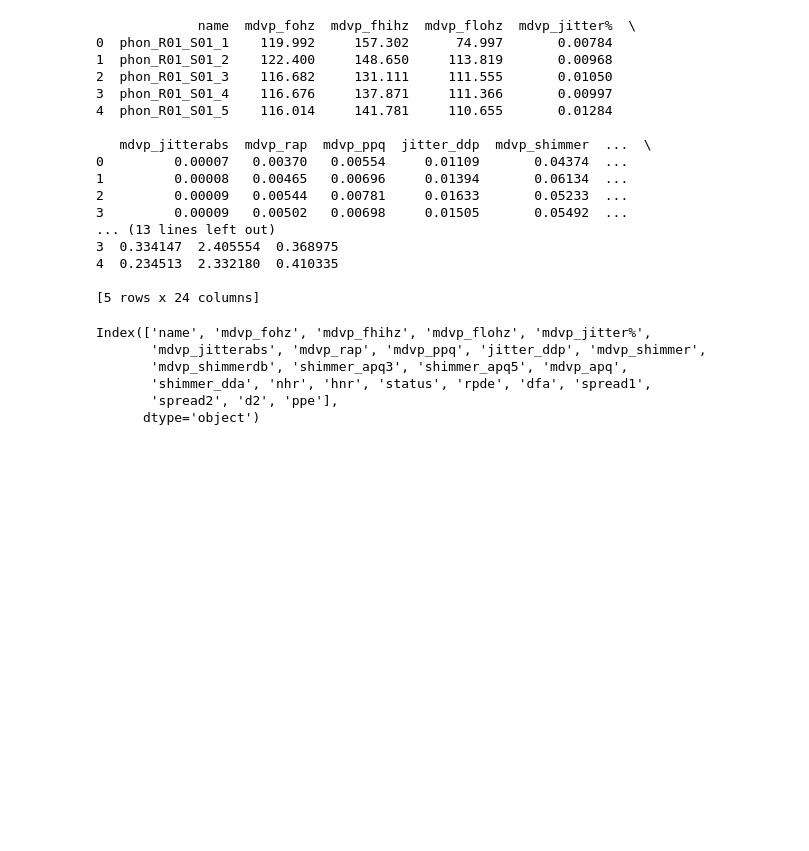
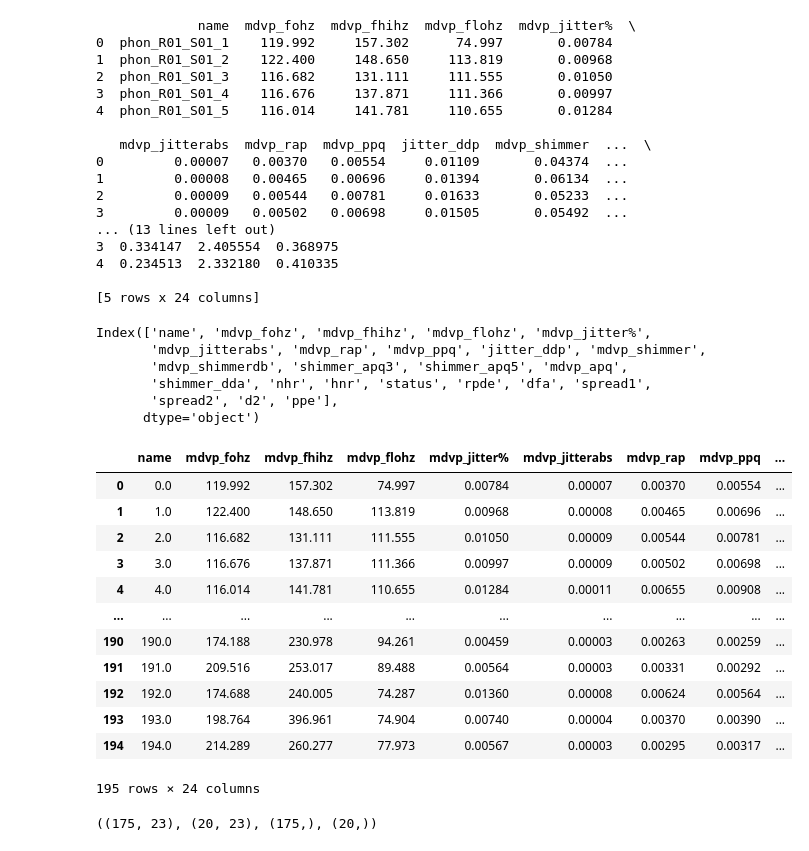
Before and after one commit to raju1207/Multiple-Disease-Prediction-Analysis, a Jupyter notebook: Multiple_Disease_Prediction_Analysis.ipynb, the cells around one changed output. Saved outputs shown, nothing was run; the diff lists cells and outputs as text; code cells hidden in the pictures; blank space fills up the shorter version.

```diff
--- a/Multiple_Disease_Prediction_Analysis.ipynb
+++ b/Multiple_Disease_Prediction_Analysis.ipynb
@@ -296,3 +296,22 @@ Index(['name', 'mdvp_fohz', 'mdvp_fhihz', 'mdvp_flohz', 'mdvp_jitter%',
        'shimmer_dda', 'nhr', 'hnr', 'status', 'rpde', 'dfa', 'spread1',
        'spread2', 'd2', 'ppe'],
       dtype='object')
+# %%
+from sklearn.preprocessing import OrdinalEncoder
+encoder = OrdinalEncoder()
+rename_data['name'] = encoder.fit_transform(rename_data[['name']])
+rename_data
+# %% [output]
+|  | name | mdvp_fohz | mdvp_fhihz | mdvp_flohz | mdvp_jitter% | mdvp_jitterabs | mdvp_rap | mdvp_ppq | ... |
+| 0 | 0.0 | 119.992 | 157.302 | 74.997 | 0.00784 | 0.00007 | 0.00370 | 0.00554 | ... |
+| 1 | 1.0 | 122.400 | 148.650 | 113.819 | 0.00968 | 0.00008 | 0.00465 | 0.00696 | ... |
+| 2 | 2.0 | 116.682 | 131.111 | 111.555 | 0.01050 | 0.00009 | 0.00544 | 0.00781 | ... |
+| 3 | 3.0 | 116.676 | 137.871 | 111.366 | 0.00997 | 0.00009 | 0.00502 | 0.00698 | ... |
+| 4 | 4.0 | 116.014 | 141.781 | 110.655 | 0.01284 | 0.00011 | 0.00655 | 0.00908 | ... |
+| ... | ... | ... | ... | ... | ... | ... | ... | ... | ... |
+| 190 | 190.0 | 174.188 | 230.978 | 94.261 | 0.00459 | 0.00003 | 0.00263 | 0.00259 | ... |
+| 191 | 191.0 | 209.516 | 253.017 | 89.488 | 0.00564 | 0.00003 | 0.00331 | 0.00292 | ... |
+| 192 | 192.0 | 174.688 | 240.005 | 74.287 | 0.01360 | 0.00008 | 0.00624 | 0.00564 | ... |
+| 193 | 193.0 | 198.764 | 396.961 | 74.904 | 0.00740 | 0.00004 | 0.00370 | 0.00390 | ... |
+| 194 | 194.0 | 214.289 | 260.277 | 77.973 | 0.00567 | 0.00003 | 0.00295 | 0.00317 | ... |
+195 rows × 24 columns
@@ -298,0 +321,6 @@ Index(['name', 'mdvp_fohz', 'mdvp_fhihz', 'mdvp_flohz', 'mdvp_jitter%',
+# %%
+from sklearn.model_selection import train_test_split
+x_train,x_test, y_train,y_test = train_test_split(x,y,test_size = 0.1)
+x_train.shape,x_test.shape,y_train.shape,y_test.shape
+# %% [output]
+((175, 23), (20, 23), (175,), (20,))
```
Also changed, not shown: parts of 4 cells of this notebook.
